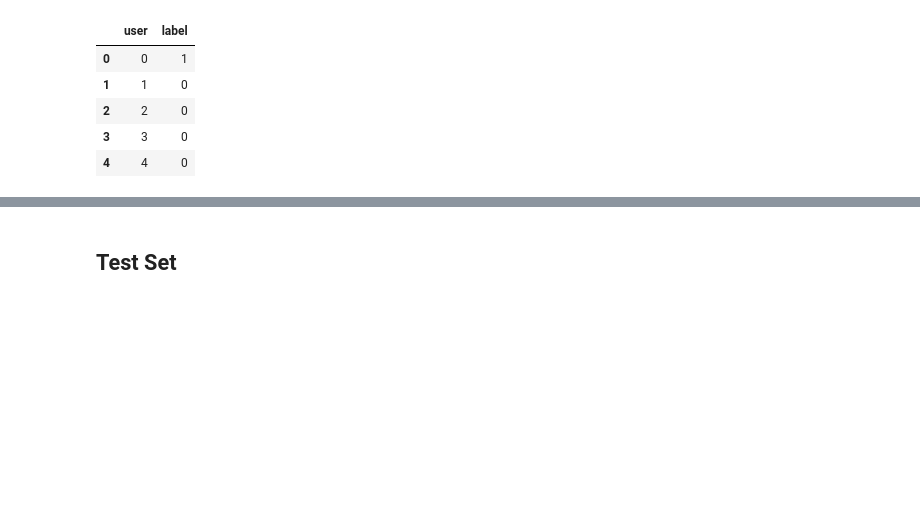
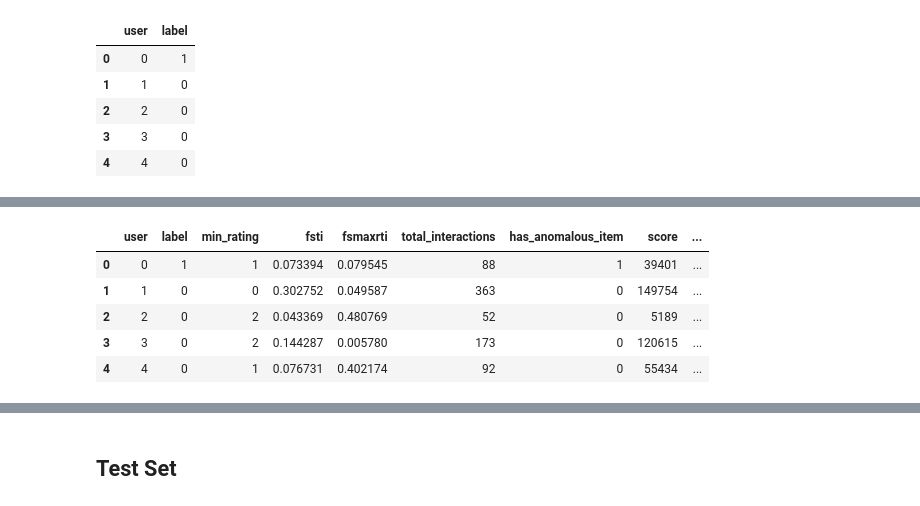
Before and after one commit to timooo-thy/CS421-ML-Competition, a Jupyter notebook: Project.ipynb, the cells around one changed output, grey strips where cells are left out. Saved outputs shown, nothing was run; the diff lists cells and outputs as text; code cells hidden in the pictures; blank space fills up the shorter version.

```diff
--- a/Project.ipynb
+++ b/Project.ipynb
@@ -105,54 +121,108 @@ groups_X = [group for _, group in groups_X]
+# %%
+item_groups = merged_data.groupby('item')
+item_groups = [group for _, group in item_groups]
+
+item_df = pd.DataFrame(columns=["item", "interactions"])
+
+for item in range(len(item_groups)):
+    #get number of interactions per item
+    new_row = {"item": item, "interactions": len(item_groups[item])}
+    item_df.loc[len(item_df.index)] = new_row
+
+top_threshold = item_df["interactions"].quantile(0.9)
+bottom_threshold = item_df["interactions"].quantile(0.15)
+popular_items = list(item_df[item_df['interactions'] >= top_threshold].index)
+unpopular_items = list(item_df[item_df['interactions'] <= bottom_threshold].index)
 # %%
-from scipy.stats import entropy
-
 # Feature Engineering
 features_list = []
 
 for group in groups_X:
     user = group['user'].iloc[0]
     label = group['label'].iloc[0]
     min_rating = group['rating'].min()
+    max_rating = group['rating'].max()
     total_interactions = group.shape[0]
+    fsti = total_interactions / merged_data['item'].nunique()
+    fsmaxrti = (group['rating'] == max_rating_global).sum() / total_interactions
+    fsminrti = (group['rating'] == min_rating_global).sum() / total_interactions
+    # Count how many times each user rated items exactly at their max or min rating
+    max_rating_count = (group['rating'] == max_rating).sum()
+    min_rating_count = (group['rating'] == min_rating).sum()
+    tolerance = 2.5
+    fsarti = ((group['rating'] >= avg_rating_global - tolerance) &
+              (group['rating'] <= avg_rating_global + tolerance)).sum() / total_interactions
     rating_range = (group['rating'].max() - group['rating'].min())
     unique_items = group['item'].nunique()
-    ratings_count = group['rating'].value_counts(normalize=True)
     item_diversity = group['item'].nunique() / merged_data['item'].nunique()
-    proportion_of_5_stars = (group['rating'] == 5).sum() / group.shape[0]
-    proportion_of_1_star = (group['rating'] == 1).sum() / group.shape[0]
-    mode_count = group['rating'].value_counts(dropna=True).max()
-    mode_ratio = mode_count / total_interactions
+    proportion_of_5_stars = (group['rating'] == 5).sum() / total_interactions
+    proportion_of_1_star = (group['rating'] == 1).sum() / total_interactions
     average_rating = group['rating'].mean()
-    test = total_interactions * total_interactions
+    high_low_rating_ratio = proportion_of_5_stars / (proportion_of_1_star + 0.01)
+    has_anomalous_item = 0
+    for item in group['item']:
+        if item in anomalous_items:
+            has_anomalous_item+=1
 
     score = 0
     for item in group['item']:
         score = score + item
 
+    popularity_score = 0
+
+    for item in group['item']:
+        if popularity_index.get(item):
+            popularity_score += popularity_index.get(item)
+
     rating_variance = group['rating'].var()
     extreme_ratings_ratio = ((group['rating'] == 1) | (group['rating'] == 5)).sum() / total_interactions
+
+
+    has_popular_item = 0
+    has_unpopular_item = 0
+    for item in group['item']:
+        #if item in anomalous_items:
+            #has_anomalous_item+=1
+        if item in popular_items:
+            has_popular_item += 1
+        if item in unpopular_items:
+            has_unpopular_item += 1
+
+
+    fspi = has_popular_item / len(popular_items)
+    fspii = has_popular_item / len(group["item"])
+    fsui = has_unpopular_item / len(unpopular_items)
+    fsuii = has_unpopular_item / len(group["item"])
 
     features_list.append({
         'user': user,
         'label': label,
         'min_rating': min_rating,
-        'test': test,
+        'fsti': fsti,
+        'fsmaxrti': fsmaxrti,
+        # 'fsminrti': fsminrti,
+        # 'fsarti': fsarti,
         'total_interactions': total_interactions,
+        "has_anomalous_item": has_anomalous_item,
         'score': score,
+        'popularity_score': popularity_score,
         'rating_variance': rating_variance,
-        'extreme_ratings_ratio': extreme_ratings_ratio,
-        'mode_ratio': mode_ratio,
-        'average_rating': average_rating,
-        # 'rating_range': rating_range,
-        # 'unique_items': unique_items,
-        # 'item_diversity': item_diversity,
-        # 'proportion_of_5_stars': proportion_of_5_stars,
-        # 'proportion_of_1_star': proportion_of_1_star,
+        'unique_items': unique_items,
+        "fspi": fspi,
+        "fspii": fspii,
+        # "fsui": fsui,
+        # "fsuii": fsuii,
     })
 
-# Create a DataFrame with the features
+
 features_df = pd.DataFrame(features_list)
-min_rating_1 = features_df['min_rating'] == 1
-features_df['min_rating_1'] = min_rating_1.astype(int)
-min_rating_0 = features_df['min_rating'] == 0
+# min_rating_0 = features_df['min_rating'] == 0
 # features_df['min_rating_0'] = min_rating_0.astype(int)
-# features_df.head()
+features_df.head()
+# %% [output]
+|  | user | label | min_rating | fsti | fsmaxrti | total_interactions | has_anomalous_item | score | ... |
+| 0 | 0 | 1 | 1 | 0.073394 | 0.079545 | 88 | 1 | 39401 | ... |
+| 1 | 1 | 0 | 0 | 0.302752 | 0.049587 | 363 | 0 | 149754 | ... |
+| 2 | 2 | 0 | 2 | 0.043369 | 0.480769 | 52 | 0 | 5189 | ... |
+| 3 | 3 | 0 | 2 | 0.144287 | 0.005780 | 173 | 0 | 120615 | ... |
+| 4 | 4 | 0 | 1 | 0.076731 | 0.402174 | 92 | 0 | 55434 | ... |
```
Also changed, not shown: parts of 34 cells of this notebook, 1 other file.
